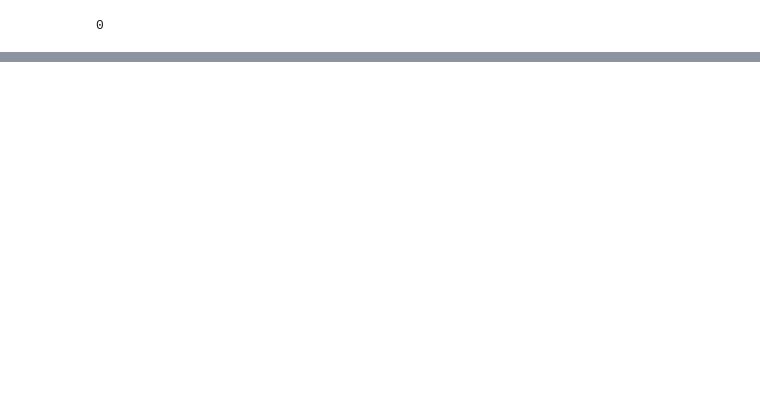
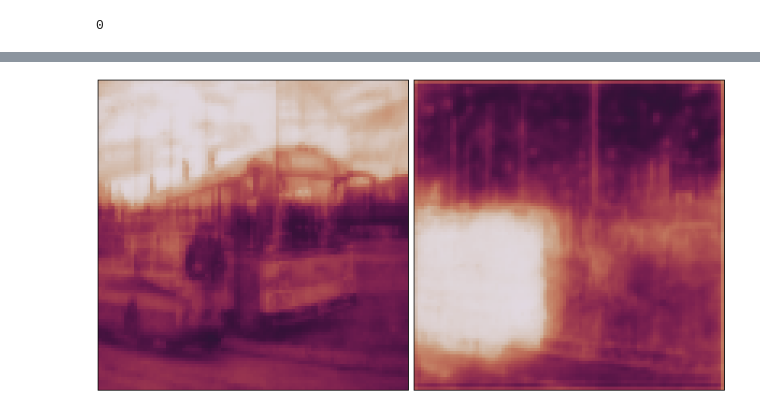
Before and after one commit to pasqualedem/LabelAnything, a Jupyter notebook: notebooks/area_focus.ipynb, the cells around one changed output, grey strips where cells are left out. Cells and saved outputs as stored; diff of their text form; code cells hidden in the pictures; blank space fills up the shorter version.

```diff
--- a/notebooks/area_focus.ipynb
+++ b/notebooks/area_focus.ipynb
@@ -228,3 +265,7 @@ with torch.no_grad():
+# %%
+torch.stack([mix0, mix1]).chans(scale=4)
+# %% [output]
+[figure, added]
 # %%
 seg = result['logits'].argmax(1)
 seg = seg / seg.max()
```
Also changed, not shown: parts of 14 cells of this notebook, 7 other files.
